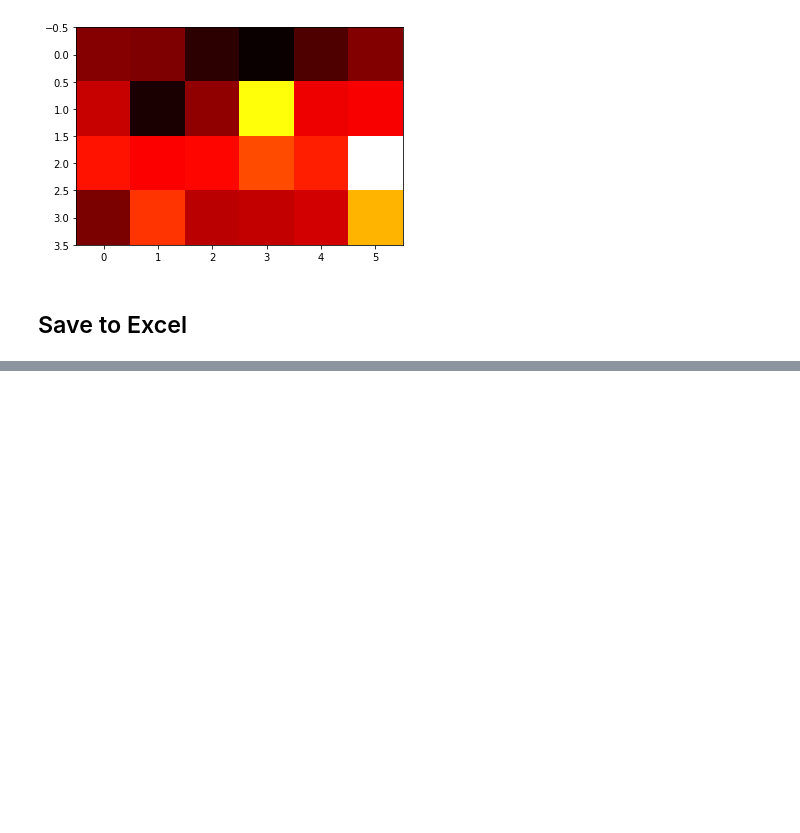
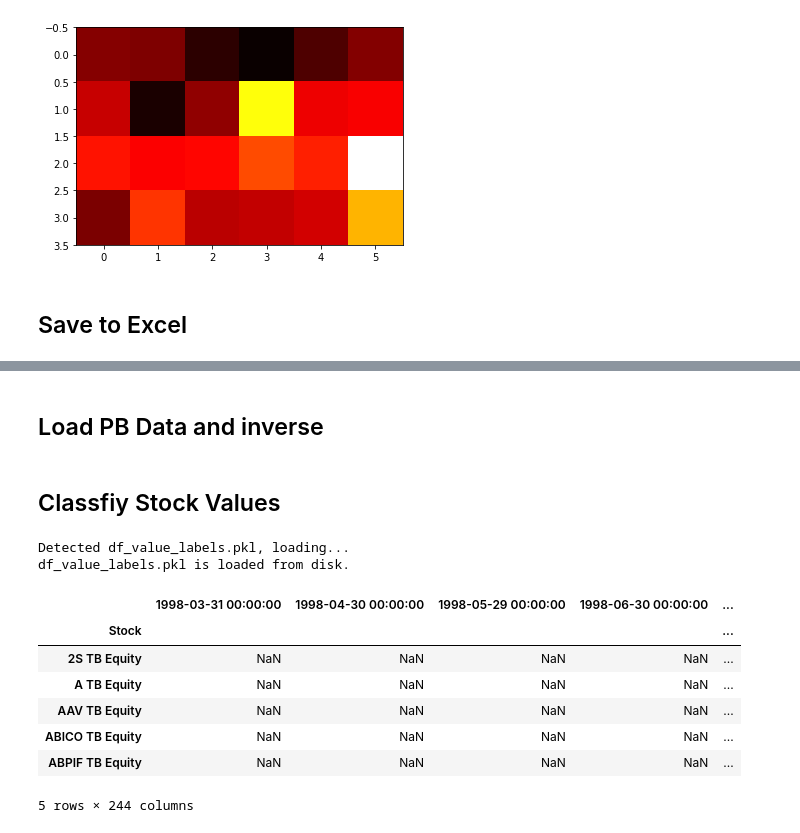
Before and after one commit to aunnnn/stocks_strategy, a Jupyter notebook: strategy.ipynb, the cells around one changed output, grey strips where cells are left out. Saved outputs shown, nothing was run; the diff lists cells and outputs as text; code cells hidden in the pictures; blank space fills up the shorter version.

```diff
--- a/strategy.ipynb
+++ b/strategy.ipynb
@@ -354,0 +356,2 @@ result_df['Diff'].std()
+# %% [markdown]
+## Load PB Data and inverse
@@ -354,0 +386,35 @@ result_df['Diff'].std()
+# %% [markdown]
+## Classfiy Stock Values
+# %%
+def get_df_value_labels():
+    df_pb_inv_data = get_pb_inv_data()
+    total_months = df_pb_inv_data.shape[1]
+    df_value_labels = pd.DataFrame(columns=df_pb_inv_data.columns, index=df_pb_inv_data.index)
+
+    for mi in range(total_months):
+        by_name = df_pb_inv_data.columns[mi]
+        sorted_series = df_pb_inv_data.iloc[:, mi].sort_values(axis=0)
+        sorted_series_no_na = sorted_series.dropna()
+        stocks_count = sorted_series_no_na.values.shape[0]
+        growth_until_ind = np.ceil(stocks_count * 0.3).astype(int)
+        value_from_ind = np.ceil(stocks_count * 0.7).astype(int)
+
+        df_value_labels.loc[sorted_series_no_na.iloc[:growth_until_ind].index, df_pb_inv_data.columns[mi]] = 0
+        df_value_labels.loc[sorted_series_no_na.iloc[growth_until_ind:value_from_ind].index, df_pb_inv_data.columns[mi]] = 1
+        df_value_labels.loc[sorted_series_no_na.iloc[value_from_ind:].index, df_pb_inv_data.columns[mi]] = 2
+
+    return df_value_labels
+# %%
+df_value_labels = load_dataframe_from_disk('df_value_labels.pkl', get_df_value_labels, force_reload=False)
+df_value_labels.head()
+# %% [output]
+Detected df_value_labels.pkl, loading...
+df_value_labels.pkl is loaded from disk.
+|  | 1998-03-31 00:00:00 | 1998-04-30 00:00:00 | 1998-05-29 00:00:00 | 1998-06-30 00:00:00 | ... |
+| Stock |  |  |  |  | ... |
+| 2S TB Equity | NaN | NaN | NaN | NaN | ... |
+| A TB Equity | NaN | NaN | NaN | NaN | ... |
+| AAV TB Equity | NaN | NaN | NaN | NaN | ... |
+| ABICO TB Equity | NaN | NaN | NaN | NaN | ... |
+| ABPIF TB Equity | NaN | NaN | NaN | NaN | ... |
+5 rows × 244 columns
```
Also changed, not shown: parts of 23 cells of this notebook, 13 other files.
